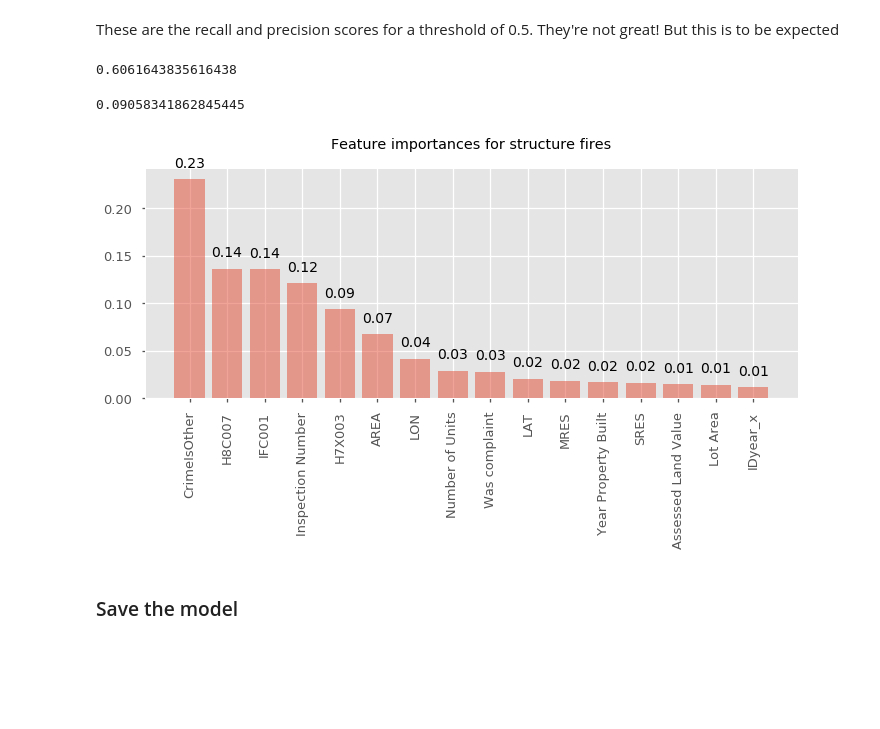
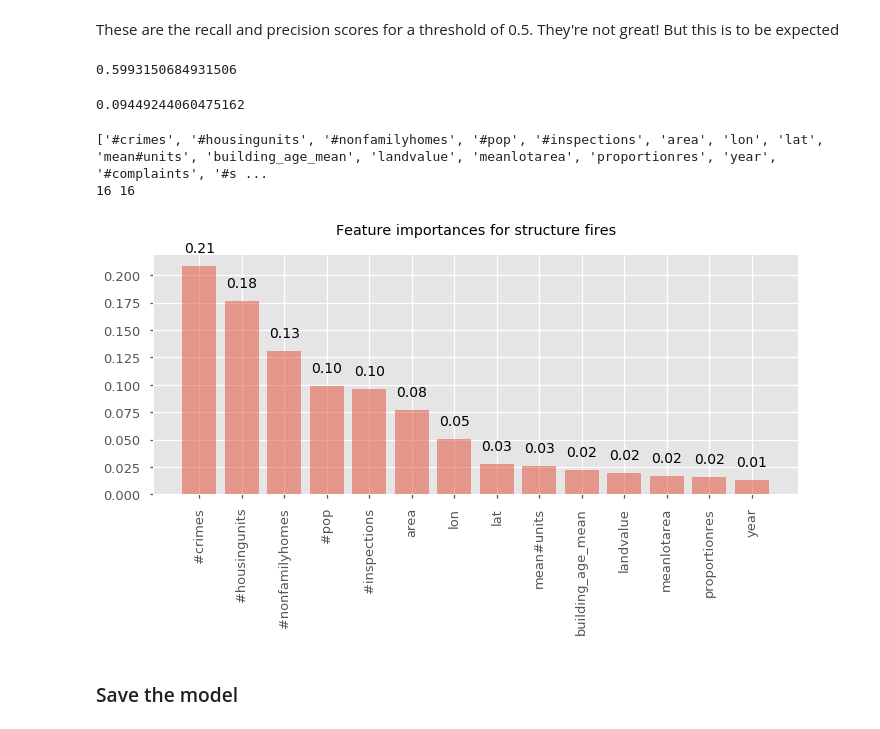
Before and after one commit to rmartinshort/Insight_firepredict, a Jupyter notebook: notebooks/Feature_importances_RF.ipynb, the cells around one changed output. Cells and saved outputs as stored; diff of their text form; code cells hidden in the pictures; blank space fills up the shorter version.

Commit message:
retrained after removal of sensitive demographic data

```diff
--- a/notebooks/Feature_importances_RF.ipynb
+++ b/notebooks/Feature_importances_RF.ipynb
@@ -45,13 +45,16 @@ dataset = dataset.fillna(value=values)
 dataset.fillna(dataset.mean(),inplace=True)
 # %%
 dataset.drop(['IDyear_x.1'],inplace=True,axis=1)
+# %%
+#drop columns related to sensitive demographic data
+dataset.drop(['H7X002', 'H7X003', 'H7X004', 'H7X005', 'H7X006', 'H7X007', 'H7X008'],inplace=True,axis=1)
 # %%
 #Parameters for grid search. These were refined from a much larger set
 test_parameters_RF = {
         'classify__n_estimators': (100,200),
         'classify__max_depth': (8,15),
         'classify__min_samples_split':(8,15),
-        'classify__min_samples_leaf':(20,50,80),
+        'classify__min_samples_leaf':(10,20,30),
         'classify__class_weight':('balanced','balanced_subsample')
 }
 # %% [markdown]
@@ -64,7 +67,8 @@ GISCELLS = list(holdout['GISYEARJOIN'])
 SF_blocks_years = gpd.read_file('SF_block_years_2010.shp')
 mapdata = SF_blocks_years[SF_blocks_years['GISYEARJOI'].isin(GISCELLS)]
 # %%
-pipeline, gridsearch, testparams = MT.generate_pipeline_RC(test_parameters=test_parameters_RF,select=True)
+pipeline, gridsearch, testparams = MT.generate_pipeline_RC(test_parameters=test_parameters_RF,select=True,
+                                                          scoring_method='roc_auc')
 # %%
 #Run grid search for the best model
 Xcols_EF, RC_model_EF_2018 = MT.perform_grid_search(pipeline,gridsearch,X,y,testparams,list(X.columns),select=True)
@@ -359,0 +407,11 @@ plt.savefig('Prob_dist_2017_vs_2018.png',dpi=300)
+# %%
+plt.style.use('seaborn-talk')
+fig = plt.figure(figsize=(8,6))
+ax = fig.add_subplot(111)
+sns.distplot(EF_2018_pred[:,1],kde=False,bins=100,ax=ax)
+ax.axvline(thresh,label='Threshold for high risk zone')
+plt.legend(loc='best')
+plt.xlabel('Predicted probability of external fire')
+plt.ylabel('Number of city blocks')
+plt.savefig('Prob_dist_external_2018_cutoff.png',dpi=300)
+plt.tight_layout()
@@ -640,11 +709,11 @@ These are the recall and precision scores for a threshold of 0.5. They're not gr
 # %%
 metrics.recall_score(yholdoutSF,fclasssf)
 # %% [output]
-0.6061643835616438
+0.5993150684931506
 # %%
 metrics.precision_score(yholdoutSF,fclasssf)
 # %% [output]
-0.09058341862845445
+0.09449244060475162
 # %%
 feature_importances = RC_model_SF.named_steps['classify'].feature_importances_
 # %%
@@ -658,25 +727,36 @@ for index in inds:
 # %%
 plt.style.use('ggplot')
 xlabels = fnames
 ylabels = fvals
 
+
+
+xlabels = ['#crimes','#housingunits','#nonfamilyhomes','#pop','#inspections','area','lon','lat',
+          'mean#units','building_age_mean','landvalue','meanlotarea','proportionres',
+           'year','#complaints','#structurefire']
+
+
+print(xlabels,fnames)
+print(len(xlabels),len(fnames))
 fig = plt.figure(figsize=(10,6))
 ax1 = fig.add_subplot(111)
 ax1.bar(xlabels[:-2],ylabels[:-2],alpha=0.5)
 rects = ax1.patches
 
 for rect, label in zip(rects, ylabels):
     label = '%.2f' %label
     height = rect.get_height()
     ax1.text(rect.get_x() + rect.get_width() / 2, height + 0.01, label,
             ha='center', va='bottom', fontsize=14)
 
 plt.xticks(rotation=90)
 ax1.set_title("Feature importances for structure fires",pad=20)
 plt.tight_layout()
 plt.savefig("Structure_fires_fimportance_final.png",dpi=400)
 # %% [output]
+['#crimes', '#housingunits', '#nonfamilyhomes', '#pop', '#inspections', 'area', 'lon', 'lat', 'mean#units', 'building_age_mean', 'landvalue', 'meanlotarea', 'proportionres', 'year', '#complaints', '#s ...
+16 16
-[figure, old version]
+[figure, new version]
 # %% [markdown]
 ### Save the model
 # %%
```
Also changed, not shown: parts of 42 cells of this notebook, 1 other file.
